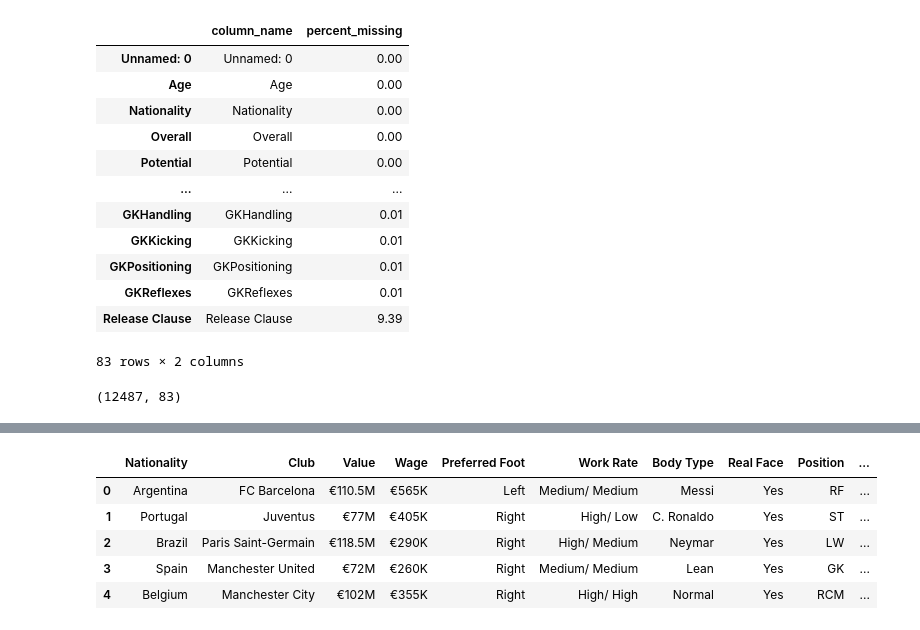
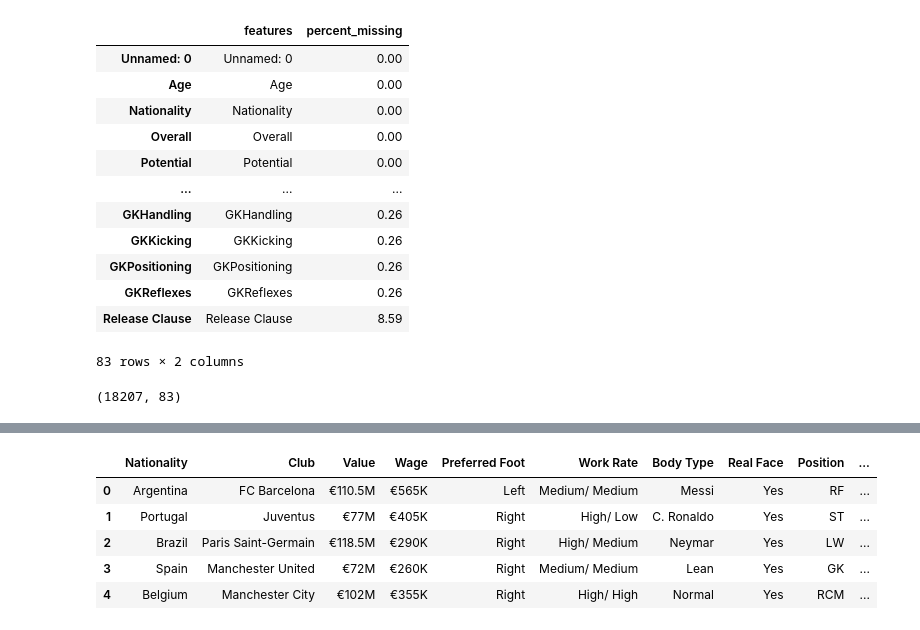
Before and after one commit to bachinaram/DataAnalytics1, a Jupyter notebook: DA1_assignment1q2.ipynb, the cells around one changed output, grey strips where cells are left out. Cells and saved outputs as stored; diff of their text form; code cells hidden in the pictures.

```diff
--- a/DA1_assignment1q2.ipynb
+++ b/DA1_assignment1q2.ipynb
@@ -110,22 +74,53 @@ football_df['Wage'].fillna('€200K', inplace = True)
+# %%
+# Imputing the Numeric values
+# football_df['Goal_Keeper'].fillna(football_df['Goal_Keeper'].mean(), inplace = True)
+#As a part of data cleaning process missing values for some of the features is added after describing the data frame
+#It is important to keep mean for data columns like Volleys, lonpassing, Head accuracy, ball control dribbling, curve, short passing,
+#finishing and crossing
+df1['Wage'].fillna('€200K', inplace = True)
+df1['Preferred Foot'].fillna('Right', inplace = True)
+df1['Volleys'].fillna(df1['Volleys'].mean(), inplace = True)
+df1['Joined'].fillna('Jul 1, 2018', inplace = True)
+df1['LongPassing'].fillna(df1['LongPassing'].mean(), inplace = True)
+df1['Weight'].fillna('200lbs', inplace = True)
+df1['Contract Valid Until'].fillna(2019, inplace = True)
+df1['HeadingAccuracy'].fillna(df1['HeadingAccuracy'].mean(), inplace = True)
+df1['Height'].fillna("5'11", inplace = True)
+df1['BallControl'].fillna(df1['BallControl'].mean(), inplace = True)
+df1['FKAccuracy'].fillna(df1['FKAccuracy'], inplace = True)
+df1['Jersey Number'].fillna(8, inplace = True)
+df1['Body Type'].fillna('Normal', inplace = True)
+df1['Dribbling'].fillna(df1['Dribbling'].mean(), inplace = True)
+df1['Position'].fillna('ST', inplace = True)
+df1['Curve'].fillna(df1['Curve'].mean(), inplace = True)
+df1['Club'].fillna('No Club', inplace = True)
+df1['ShortPassing'].fillna(df1['ShortPassing'].mean(), inplace = True)
+df1['Work Rate'].fillna('Medium/ Medium', inplace = True)
+df1['Skill Moves'].fillna(df1['Skill Moves'].median(), inplace = True)
+df1['Weak Foot'].fillna(3, inplace = True)
+df1['Finishing'].fillna(df1['Finishing'].mean(), inplace = True)
+df1['International Reputation'].fillna(1, inplace = True)
+df1['Wage'].fillna('€200K', inplace = True)
+df1['Crossing'].fillna(df1['Crossing'].mean(), inplace = True)
 # %%
 # Finding the Null values present in the datset.
-
-percent_missing = football_df.isnull().sum() * 100 / len(football_df)
-missing_value_df = pd.DataFrame({'column_name': football_df.columns,
+#if data is missing more than 33% pecentage of given data then we need to remove the entire feature
+size = len(df1)
+percent_missing = df1.isnull().sum() * 100 / size
+table_for_values_missing = pd.DataFrame({'features': df1.columns,
                                  'percent_missing': round(percent_missing, 2)})
-
-missing_value_df
+table_for_values_missing
 # %% [output]
-|  | column_name | percent_missing |
+|  | features | percent_missing |
 | Unnamed: 0 | Unnamed: 0 | 0.00 |
 | Age | Age | 0.00 |
 | Nationality | Nationality | 0.00 |
 | Overall | Overall | 0.00 |
 | Potential | Potential | 0.00 |
 | ... | ... | ... |
-| GKHandling | GKHandling | 0.01 |
-| GKKicking | GKKicking | 0.01 |
-| GKPositioning | GKPositioning | 0.01 |
-| GKReflexes | GKReflexes | 0.01 |
-| Release Clause | Release Clause | 9.39 |
+| GKHandling | GKHandling | 0.26 |
+| GKKicking | GKKicking | 0.26 |
+| GKPositioning | GKPositioning | 0.26 |
+| GKReflexes | GKReflexes | 0.26 |
+| Release Clause | Release Clause | 8.59 |
 83 rows × 2 columns
@@ -140,5 +129,5 @@ football_df['LS'] = football_df['LS'].map(lambda x: x.split("+", 1)[0].rstrip())
 # %%
-football_df.shape
+df1.shape
 # %% [output]
-(12487, 83)
+(18207, 83)
 # %%
```
Also changed, not shown: parts of 47 cells of this notebook.
